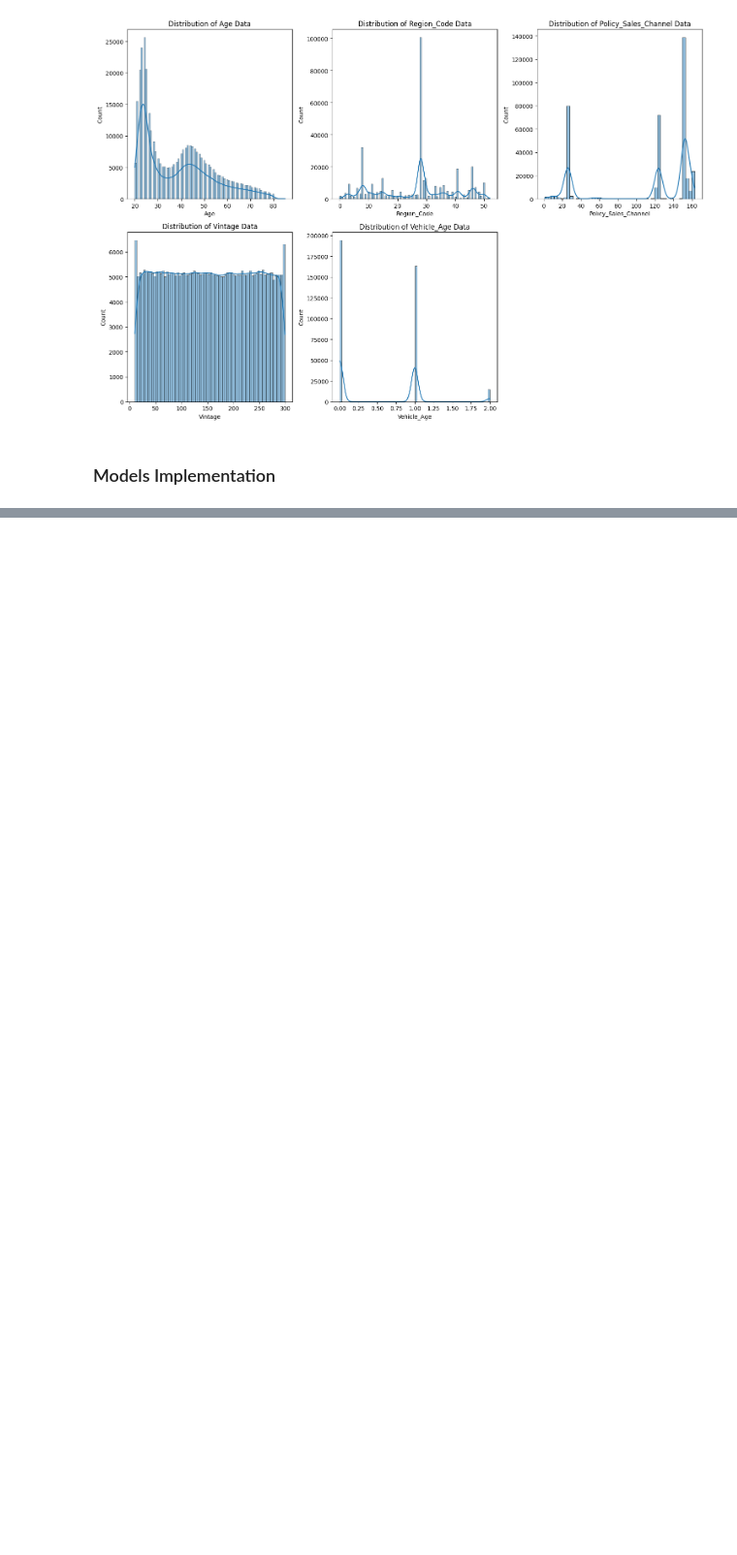
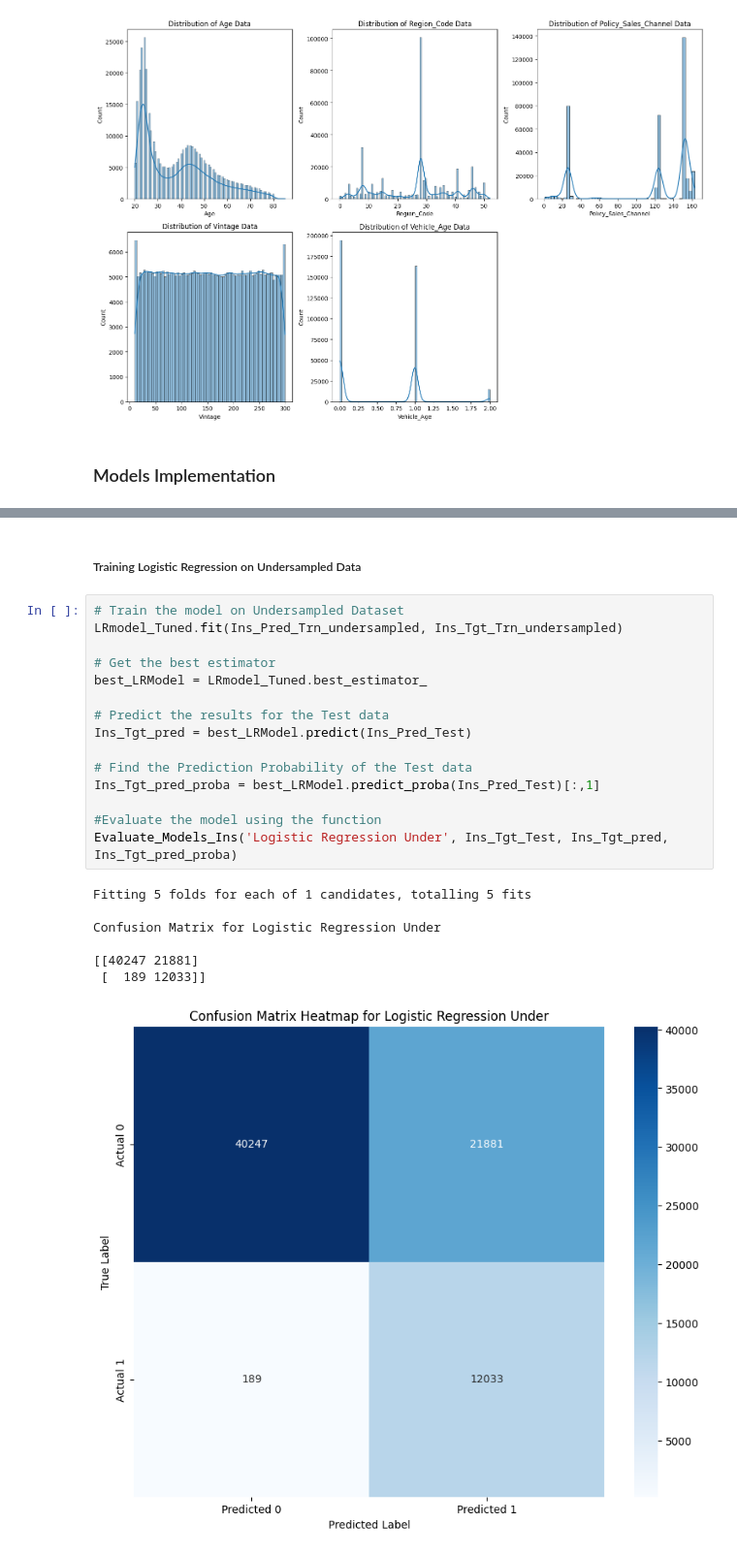
Before and after one commit to Hemanthtak2000/22073706_Project_UoH, a Jupyter notebook: 22073706_Code.ipynb, the cells around one changed output, grey strips where cells are left out. Shown at 97% size. Saved outputs shown, nothing was run; the diff lists cells and outputs as text; blank space fills up the shorter version.

```diff
--- a/22073706_Code.ipynb
+++ b/22073706_Code.ipynb
@@ -597,0 +607,25 @@ dx
+# %% [markdown]
+##### Training Logistic Regression on Undersampled Data
+# %%
+# Train the model on Undersampled Dataset
+LRmodel_Tuned.fit(Ins_Pred_Trn_undersampled, Ins_Tgt_Trn_undersampled)
+
+# Get the best estimator
+best_LRModel = LRmodel_Tuned.best_estimator_
+
+# Predict the results for the Test data
+Ins_Tgt_pred = best_LRModel.predict(Ins_Pred_Test)
+
+# Find the Prediction Probability of the Test data
+Ins_Tgt_pred_proba = best_LRModel.predict_proba(Ins_Pred_Test)[:,1]
+
+#Evaluate the model using the function
+Evaluate_Models_Ins('Logistic Regression Under', Ins_Tgt_Test, Ins_Tgt_pred, Ins_Tgt_pred_proba)
+# %% [output]
+Fitting 5 folds for each of 1 candidates, totalling 5 fits
+
+Confusion Matrix for Logistic Regression Under
+
+[[40247 21881]
+ [  189 12033]]
+[figure, added]
```
Also changed, not shown: parts of 59 cells of this notebook.
